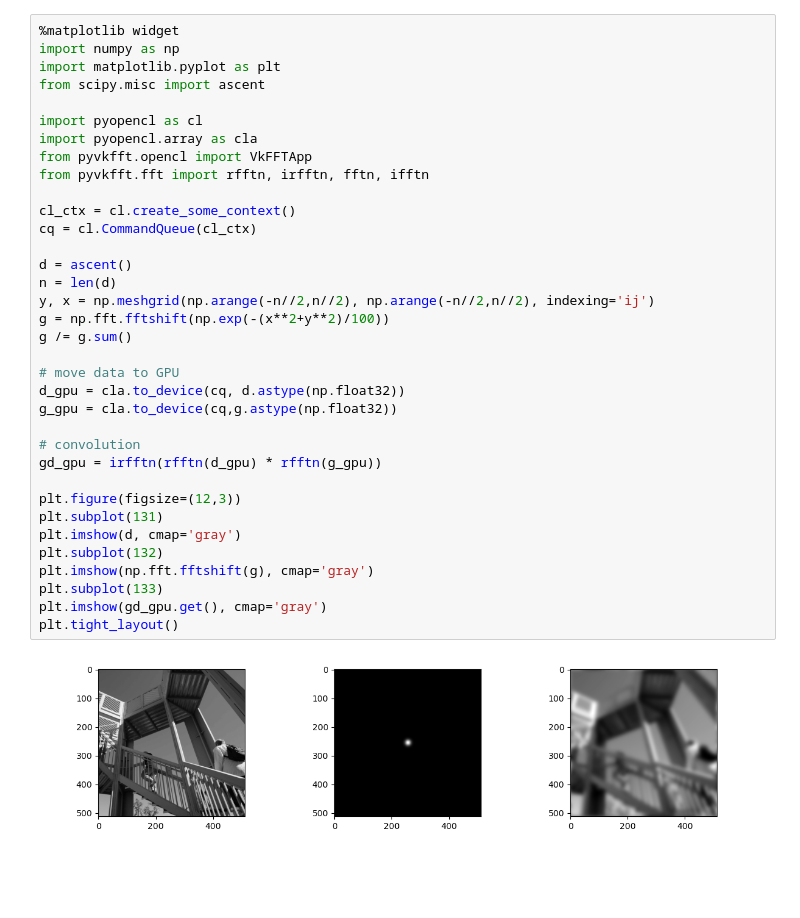
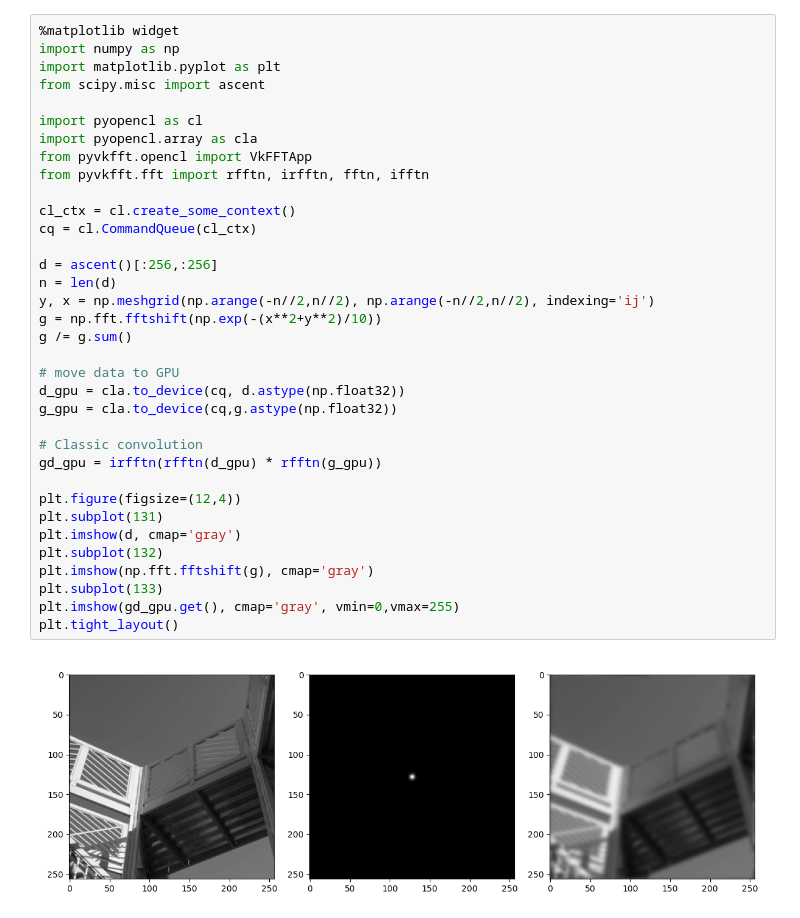
Before and after one commit to vincefn/pyvkfft, a Jupyter notebook: examples/pyvkfft-convolve.ipynb, the cells around one changed output. Cells and saved outputs as stored; diff of their text form; blank space fills up the shorter version.

Commit message:
Update convolution, add unit test. C2C is OK, not R2C

```diff
--- a/examples/pyvkfft-convolve.ipynb
+++ b/examples/pyvkfft-convolve.ipynb
@@ -2,39 +2,39 @@
 %matplotlib widget
 import numpy as np
 import matplotlib.pyplot as plt
 from scipy.misc import ascent
 
 import pyopencl as cl
 import pyopencl.array as cla
 from pyvkfft.opencl import VkFFTApp
 from pyvkfft.fft import rfftn, irfftn, fftn, ifftn
 
 cl_ctx = cl.create_some_context()
 cq = cl.CommandQueue(cl_ctx)
 
-d = ascent()
+d = ascent()[:256,:256]
 n = len(d)
 y, x = np.meshgrid(np.arange(-n//2,n//2), np.arange(-n//2,n//2), indexing='ij')
-g = np.fft.fftshift(np.exp(-(x**2+y**2)/100))
+g = np.fft.fftshift(np.exp(-(x**2+y**2)/10))
 g /= g.sum()
 
 # move data to GPU
 d_gpu = cla.to_device(cq, d.astype(np.float32))
 g_gpu = cla.to_device(cq,g.astype(np.float32))
 
-# convolution
+# Classic convolution
 gd_gpu = irfftn(rfftn(d_gpu) * rfftn(g_gpu))
 
-plt.figure(figsize=(12,3))
+plt.figure(figsize=(12,4))
 plt.subplot(131)
 plt.imshow(d, cmap='gray')
 plt.subplot(132)
 plt.imshow(np.fft.fftshift(g), cmap='gray')
 plt.subplot(133)
-plt.imshow(gd_gpu.get(), cmap='gray')
+plt.imshow(gd_gpu.get(), cmap='gray', vmin=0,vmax=255)
 plt.tight_layout()
 # %% [output]
-[figure, old version]
+[figure, new version]
 # %%
 # Try inplace R2C VkFFT convolve
 d_gpu = cla.to_device(cq, d.astype(np.float32))
```
Also changed, not shown: parts of 4 cells of this notebook, 4 other files.
